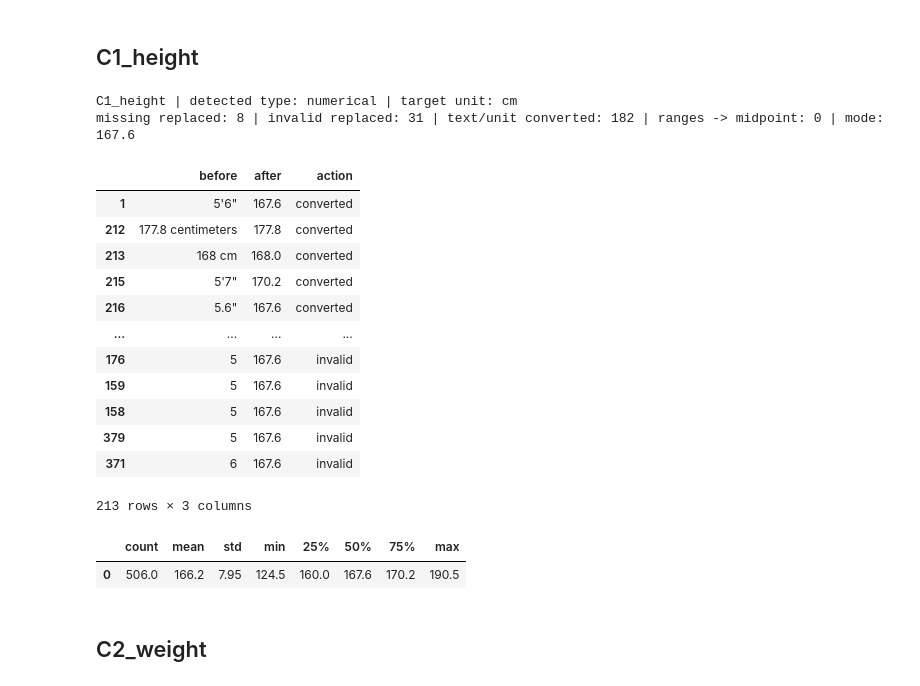
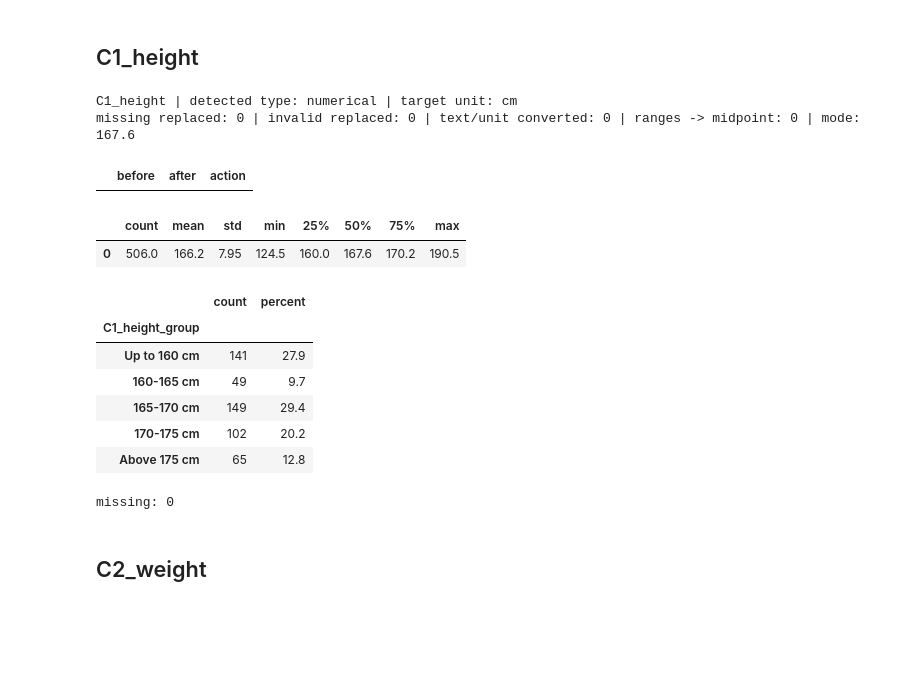
Before and after one commit to arshadziban/Reels-Mental-Health-Well-Being-Report, a Jupyter notebook: 1_finetune_dataset.ipynb, the cells around one changed output. Saved outputs shown, nothing was run; the diff lists cells and outputs as text; code cells hidden in the pictures; blank space fills up the shorter version.

Commit message:
fixed the columns

```diff
--- a/1_finetune_dataset.ipynb
+++ b/1_finetune_dataset.ipynb
@@ -491,3 +491,10 @@ missing replaced: 3 | invalid replaced: 0 | modified: 3 | mode: Islam
 | Islam | 491 | 97.0 |
 | Hindu | 12 | 2.4 |
 | Christian | 3 | 0.6 |
+# %%
+# A3_religion - merge the small groups (Hindu, Christian) into one category
+df["A3_religion"] = df["A3_religion"].replace({"Hindu": "Hindu/Christian", "Christian": "Hindu/Christian"})
+
+summary = df["A3_religion"].value_counts().rename("count").to_frame()
+summary["percent"] = (summary["count"] / summary["count"].sum() * 100).round(1)
+display(summary)
@@ -549,5 +561,17 @@ missing replaced: 2 | invalid replaced: 0 | modified: 2 | mode: Single family
 # %%
 # B2_family_time_hours
 clean_column("B2_family_time_hours")
+
+# 5 categories (right-inclusive bins) from the numeric hours, before converting to text
+labels = ["Up to 1 hour", "1-3 hours", "3-5 hours", "5-8 hours", "More than 8 hours"]
+df["B2_family_time_group"] = pd.cut(df["B2_family_time_hours"], bins=[-1, 1, 3, 5, 8, 24], labels=labels)
+
+# Show hours as text: 2 -> "2 Hours", 5.5 -> "5.5 Hours" (1 -> "1 Hour")
+df["B2_family_time_hours"] = df["B2_family_time_hours"].map(lambda h: f"{h:g} {'Hour' if h == 1 else 'Hours'}")
+
+summary = df["B2_family_time_group"].value_counts().reindex(labels).rename("count").to_frame()
+summary["percent"] = (summary["count"] / summary["count"].sum() * 100).round(1)
+display(summary)
+print("missing:", df["B2_family_time_group"].isna().sum())
 # %% [output]
 B2_family_time_hours | detected type: numerical | target unit: hours
@@ -602,24 +634,32 @@ missing replaced: 4 | invalid replaced: 0 | modified: 4 | mode: Very Comfortable
 # %%
 # C1_height
 clean_column("C1_height")
+
+# 5 categories (right-inclusive bins) from the numeric cm, before converting to text
+labels = ["Up to 160 cm", "160-165 cm", "165-170 cm", "170-175 cm", "Above 175 cm"]
+df["C1_height_group"] = pd.cut(df["C1_height"], bins=[0, 160, 165, 170, 175, 300], labels=labels)
+
+# Show height as text: 167.6 -> "167.6 cm"
+df["C1_height"] = df["C1_height"].map(lambda h: f"{h:g} cm")
+
+summary = df["C1_height_group"].value_counts().reindex(labels).rename("count").to_frame()
+summary["percent"] = (summary["count"] / summary["count"].sum() * 100).round(1)
+display(summary)
+print("missing:", df["C1_height_group"].isna().sum())
 # %% [output]
 C1_height | detected type: numerical | target unit: cm
-missing replaced: 8 | invalid replaced: 31 | text/unit converted: 182 | ranges -> midpoint: 0 | mode: 167.6
+missing replaced: 0 | invalid replaced: 0 | text/unit converted: 0 | ranges -> midpoint: 0 | mode: 167.6
 |  | before | after | action |
-| 1 | 5'6" | 167.6 | converted |
-| 212 | 177.8 centimeters | 177.8 | converted |
-| 213 | 168 cm | 168.0 | converted |
-| 215 | 5'7" | 170.2 | converted |
-| 216 | 5.6" | 167.6 | converted |
-| ... | ... | ... | ... |
-| 176 | 5 | 167.6 | invalid |
-| 159 | 5 | 167.6 | invalid |
-| 158 | 5 | 167.6 | invalid |
-| 379 | 5 | 167.6 | invalid |
-| 371 | 6 | 167.6 | invalid |
+|  | count | mean | std | min | 25% | 50% | 75% | max |
+| 0 | 506.0 | 166.2 | 7.95 | 124.5 | 160.0 | 167.6 | 170.2 | 190.5 |
+|  | count | percent |
+| C1_height_group |  |  |
+| Up to 160 cm | 141 | 27.9 |
+| 160-165 cm | 49 | 9.7 |
+| 165-170 cm | 149 | 29.4 |
+| 170-175 cm | 102 | 20.2 |
+| Above 175 cm | 65 | 12.8 |
-213 rows × 3 columns
+missing: 0
-|  | count | mean | std | min | 25% | 50% | 75% | max |
-| 0 | 506.0 | 166.2 | 7.95 | 124.5 | 160.0 | 167.6 | 170.2 | 190.5 |
 # %% [markdown]
 ## C2_weight
 # %%
```
Also changed, not shown: parts of 5 cells of this notebook.
